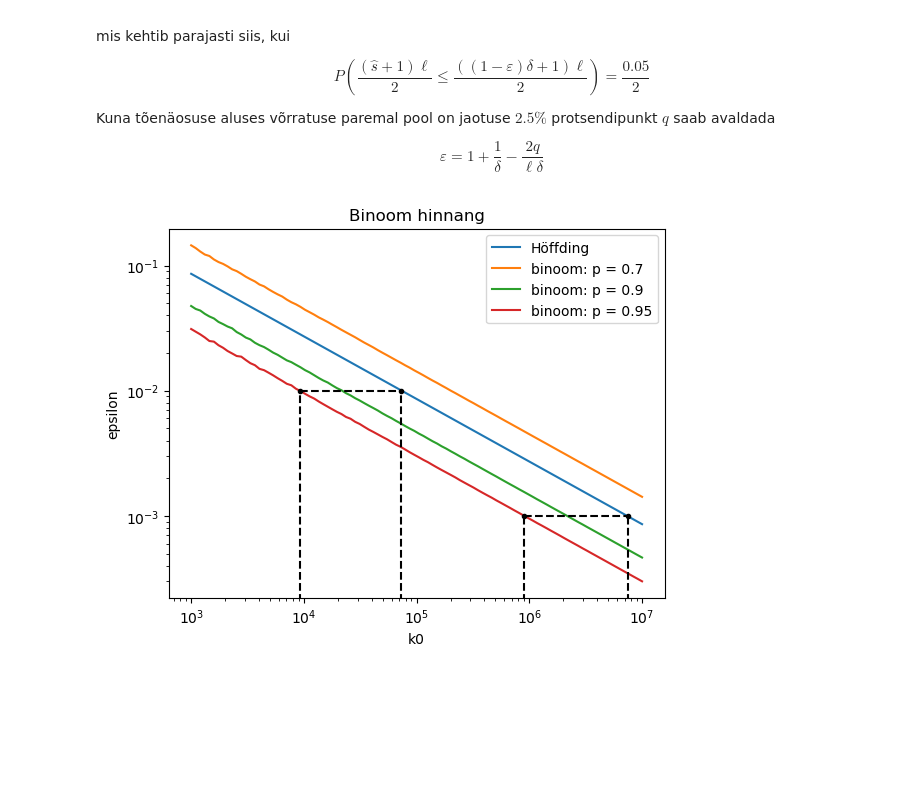
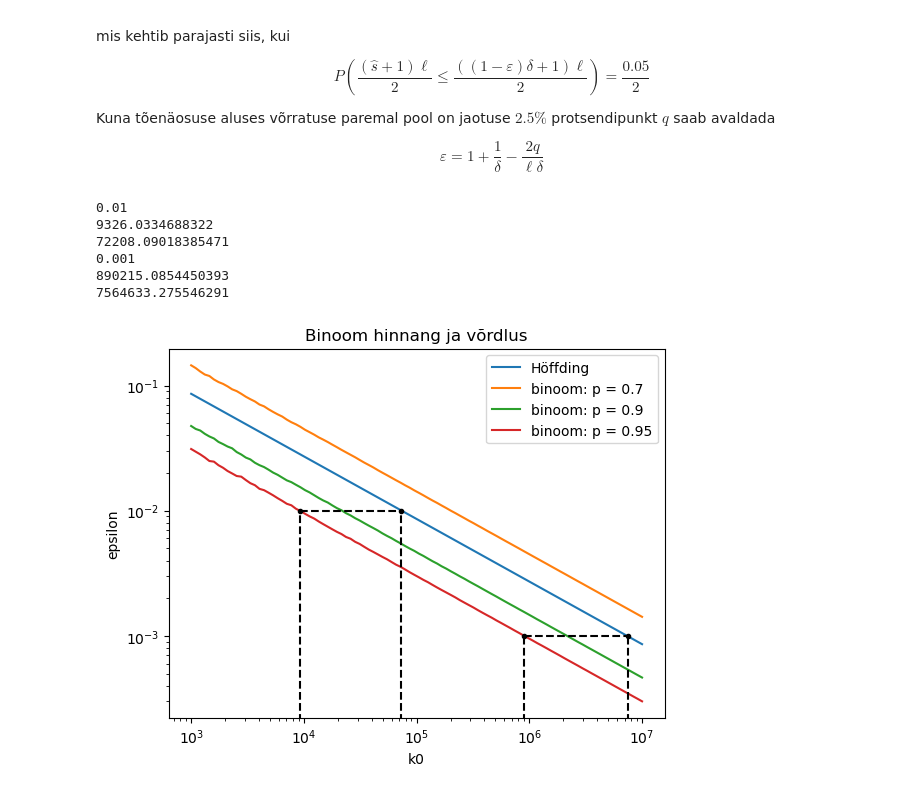
Before and after one commit to mart-mihkel/mudelite_hindamine, a Jupyter notebook: relatiivne.ipynb, the cells around one changed output. Saved outputs shown, nothing was run; the diff lists cells and outputs as text; code cells hidden in the pictures; blank space fills up the shorter version.

Commit message:
binoom empiiriline test

```diff
--- a/relatiivne.ipynb
+++ b/relatiivne.ipynb
@@ -142,32 +142,42 @@ for p in tõenäosused:
 epsilon_binoom = np.array(epsilon_binoom)
 
 plt.plot(ell, epsilon_höffding)
 for e in epsilon_binoom:
     plt.plot(ell, e)
 
 for e in [0.01, 0.001]:
     i_binoom = np.argmin(np.abs(epsilon_binoom[-1] - e))
     i_höffding = np.argmin(np.abs(epsilon_höffding - e))
 
     plt.plot([ell[i_binoom], ell[i_höffding]], [epsilon_binoom[-1][i_binoom], epsilon_binoom[-1][i_binoom]], '.k--')
     plt.plot([ell[i_binoom], ell[i_binoom]], [0, epsilon_binoom[-1][i_binoom]], 'k--')
     plt.plot([ell[i_höffding], ell[i_höffding]], [0, epsilon_binoom[-1][i_binoom]], 'k--')
 
+    print(e)
+    print(ell[i_binoom])
+    print(ell[i_höffding])
 
-plt.title('Binoom hinnang')
+
+plt.title('Binoom hinnang ja võrdlus')
 
 plt.legend(['Höffding'] + [f'binoom: p = {p}' for p in tõenäosused])
 
 plt.xlabel('k0')
 plt.xscale('log')
 plt.xticks(np.logspace(3, 7, num=5))
 
 plt.ylabel('epsilon')
 plt.yscale('log')
 plt.yticks(np.logspace(-3, -1, num=3))
 
 plt.show()
 
 # TODO tabel/dataframe
 # %% [output]
+0.01
+9326.0334688322
+72208.09018385471
+0.001
+890215.0854450393
+7564633.275546291
-[figure, old version]
+[figure, new version]
```
Also changed, not shown: parts of 2 cells of this notebook.
